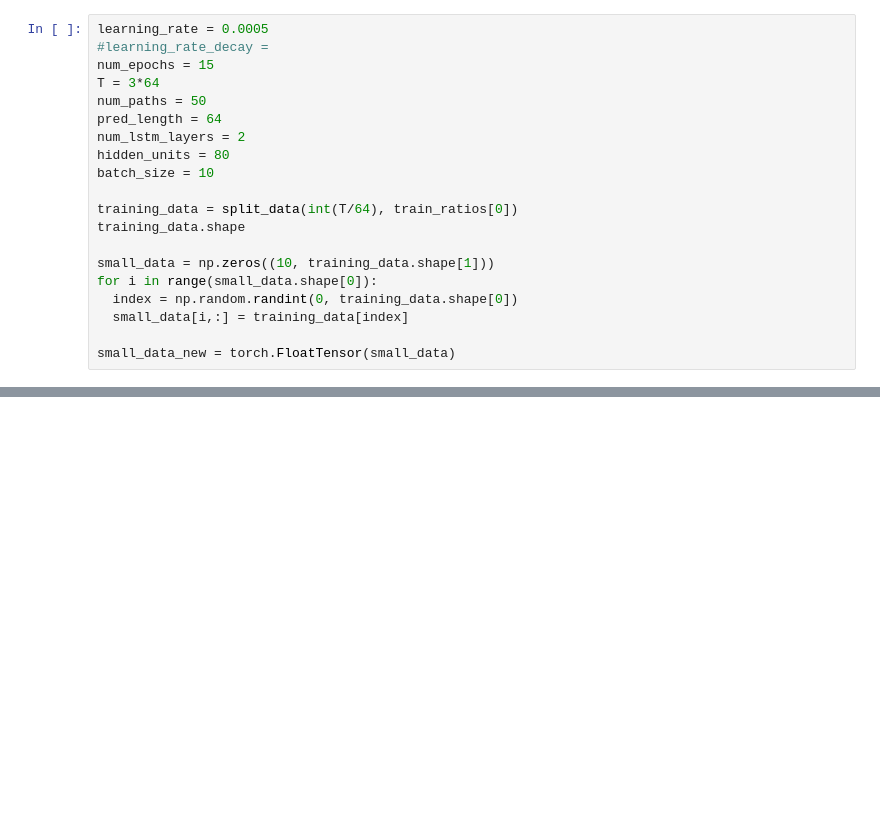
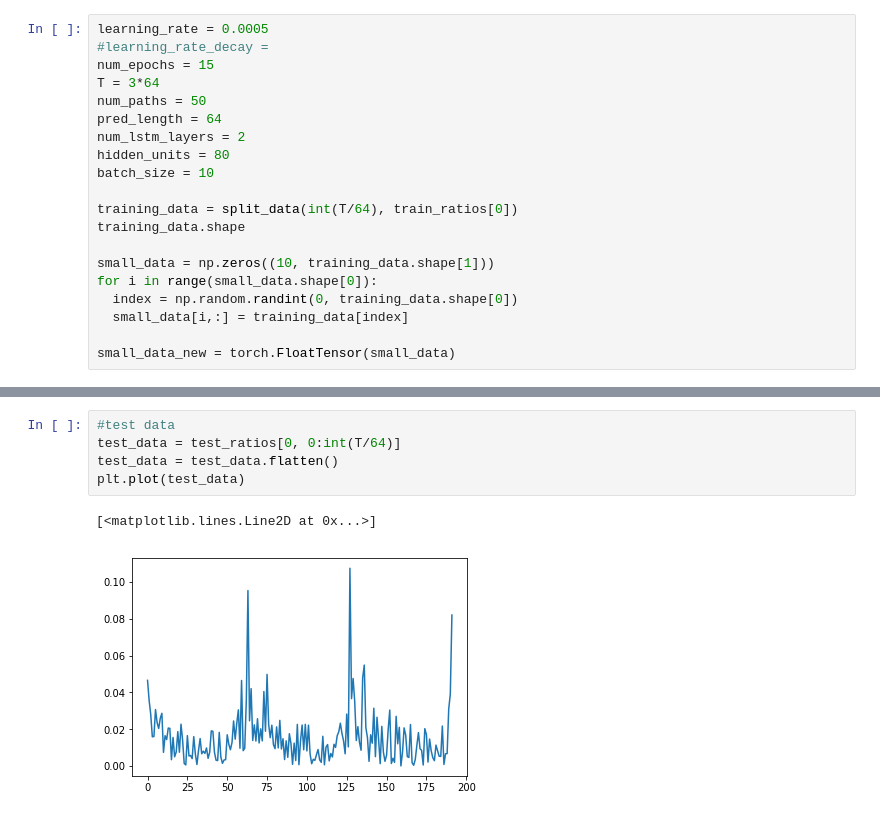
Before and after one commit to emilyj19/TS, a Jupyter notebook: SQF_RNN_model.ipynb, the cells around one changed output, grey strips where cells are left out. Saved outputs shown, nothing was run; the diff lists cells and outputs as text; blank space fills up the shorter version.

```diff
--- a/SQF_RNN_model.ipynb
+++ b/SQF_RNN_model.ipynb
@@ -257,0 +269,8 @@ plt.plot(train_loss)
+# %%
+#test data
+test_data = test_ratios[0, 0:int(T/64)]
+test_data = test_data.flatten()
+plt.plot(test_data)
+# %% [output]
+[<matplotlib.lines.Line2D at 0x...>]
+[figure, added]
```
Also changed, not shown: parts of 15 cells of this notebook.
